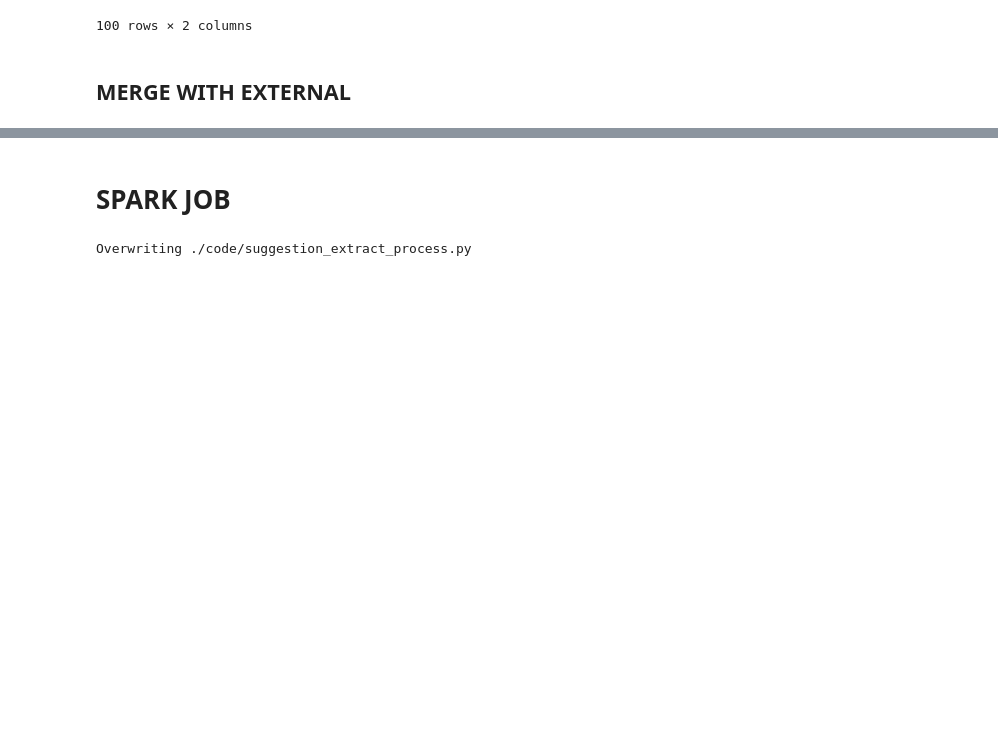
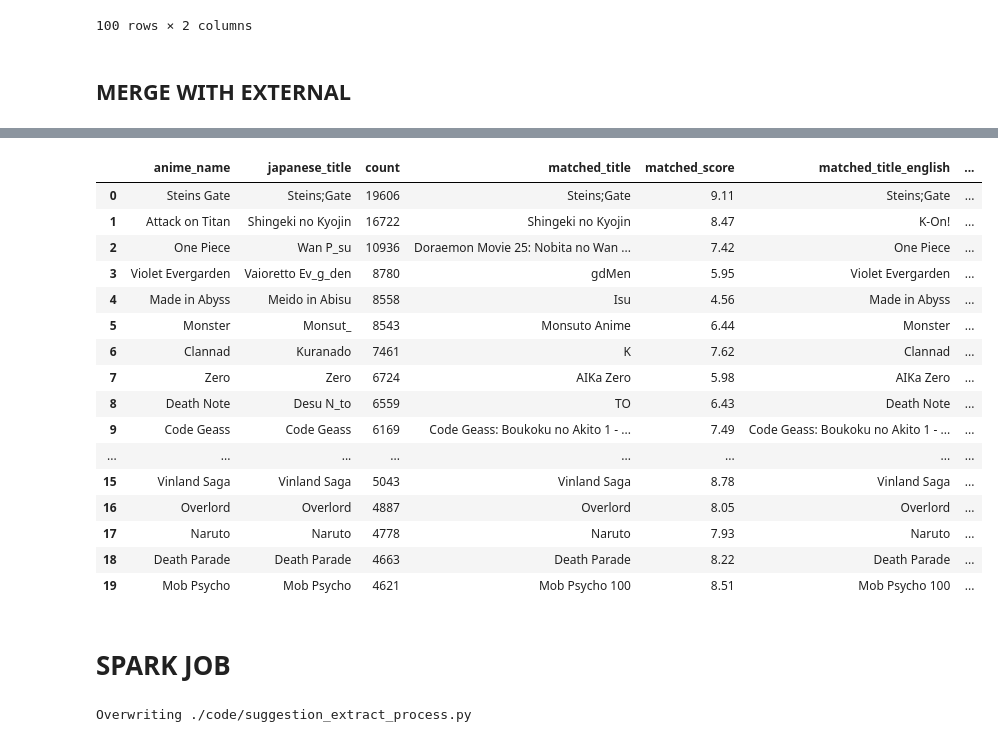
Before and after one commit to Sangeetha-238/BigData_Reddit_Analysis, a Jupyter notebook: code/nlp/project_nlp.ipynb, the cells around one changed output, grey strips where cells are left out. Drawn from its saved outputs; the diff is of its cells as text; code cells hidden in the pictures; blank space fills up the shorter version.

Commit message:
Matched animes

```diff
--- a/code/nlp/project_nlp.ipynb
+++ b/code/nlp/project_nlp.ipynb
@@ -2135,0 +1960,3 @@ df_sentiment_of_suggestions
+# %%
+df_external = pd.read_csv("../../data/csv/anime_data.csv")
+df_external.head()
@@ -2135,0 +1972,5 @@ df_sentiment_of_suggestions
+# %%
+def get_best_match(name, choices, scorer=fuzz.WRatio, limit=1):
+    return process.extractOne(name, choices, scorer=scorer)
+# %%
+titles = df_external['title'].tolist()
@@ -2135,0 +1997,28 @@ df_sentiment_of_suggestions
+# %%
+# Apply fuzzy matching
+df_reddit['matched_title'] = df_reddit['japanese_title'].apply(lambda x: get_best_match(x, titles, scorer=fuzz.WRatio)[0])
+df_reddit['matched_score'] = df_reddit['japanese_title'].apply(lambda x: df_external.loc[df_external['title'] == get_best_match(x, titles, scorer=fuzz.WRatio)[0], 'score'].iloc[0])
+
+# Apply fuzzy matching
+df_reddit['matched_title_english'] = df_reddit['anime_name'].apply(lambda x: get_best_match(x, titles, scorer=fuzz.WRatio)[0])
+df_reddit['matched_score_english'] = df_reddit['anime_name'].apply(lambda x: df_external.loc[df_external['title'] == get_best_match(x, titles, scorer=fuzz.WRatio)[0], 'score'].iloc[0])
+# %%
+df_reddit.head(20)
+# %% [output]
+|  | anime_name | japanese_title | count | matched_title | matched_score | matched_title_english | ... |
+| 0 | Steins Gate | Steins;Gate | 19606 | Steins;Gate | 9.11 | Steins;Gate | ... |
+| 1 | Attack on Titan | Shingeki no Kyojin | 16722 | Shingeki no Kyojin | 8.47 | K-On! | ... |
+| 2 | One Piece | Wan P_su | 10936 | Doraemon Movie 25: Nobita no Wan ... | 7.42 | One Piece | ... |
+| 3 | Violet Evergarden | Vaioretto Ev_g_den | 8780 | gdMen | 5.95 | Violet Evergarden | ... |
+| 4 | Made in Abyss | Meido in Abisu | 8558 | Isu | 4.56 | Made in Abyss | ... |
+| 5 | Monster | Monsut_ | 8543 | Monsuto Anime | 6.44 | Monster | ... |
+| 6 | Clannad | Kuranado | 7461 | K | 7.62 | Clannad | ... |
+| 7 | Zero | Zero | 6724 | AIKa Zero | 5.98 | AIKa Zero | ... |
+| 8 | Death Note | Desu N_to | 6559 | TO | 6.43 | Death Note | ... |
+| 9 | Code Geass | Code Geass | 6169 | Code Geass: Boukoku no Akito 1 - ... | 7.49 | Code Geass: Boukoku no Akito 1 - ... | ... |
+| ... | ... | ... | ... | ... | ... | ... | ... |
+| 15 | Vinland Saga | Vinland Saga | 5043 | Vinland Saga | 8.78 | Vinland Saga | ... |
+| 16 | Overlord | Overlord | 4887 | Overlord | 8.05 | Overlord | ... |
+| 17 | Naruto | Naruto | 4778 | Naruto | 7.93 | Naruto | ... |
+| 18 | Death Parade | Death Parade | 4663 | Death Parade | 8.22 | Death Parade | ... |
+| 19 | Mob Psycho | Mob Psycho | 4621 | Mob Psycho 100 | 8.51 | Mob Psycho 100 | ... |
```
Also changed, not shown: parts of 26 cells of this notebook, 1 other file.
